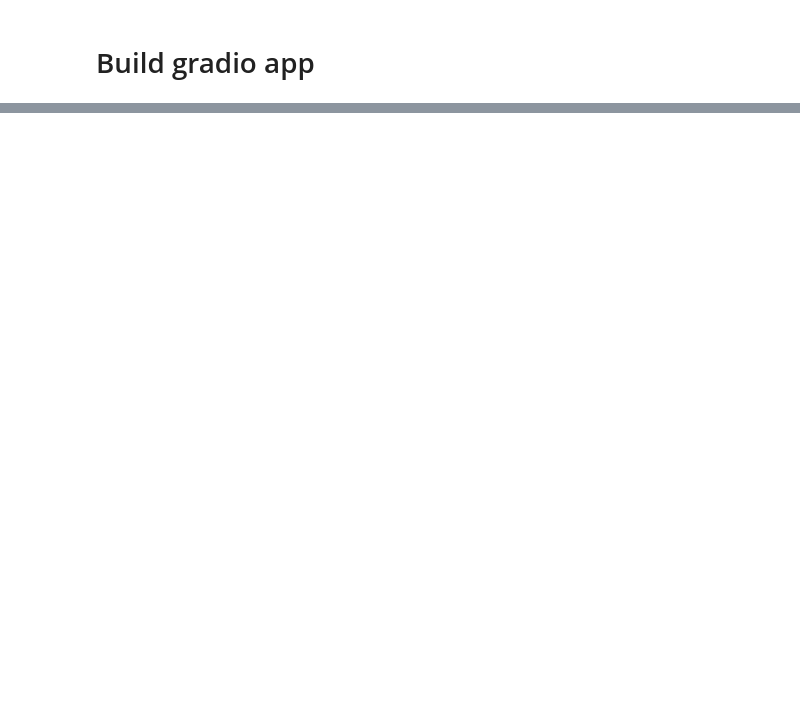
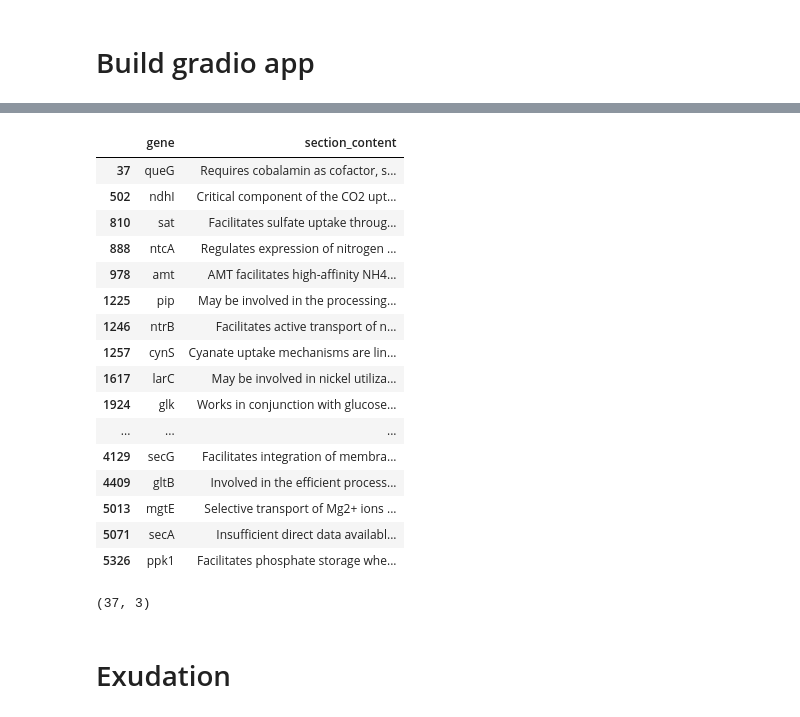
Before and after one commit to wosnat/llm_gene_expression, a Jupyter notebook: Review Paper 1 - single prompt/single prompt display.ipynb, the cells around one changed output, grey strips where cells are left out. Cells and saved outputs as stored; diff of their text form; code cells hidden in the pictures; blank space fills up the shorter version.

```diff
--- a/Review Paper 1 - single prompt/single prompt display.ipynb
+++ b/Review Paper 1 - single prompt/single prompt display.ipynb
@@ -276,0 +560,47 @@ if __name__ == "__main__":
+# %%
+uptake_df = df_database.loc[
+    df_database.section_name.isin(['uptake']) &
+    ~df_database.section_content.str.startswith('No direct evidence') &
+    ~df_database.section_content.str.startswith('No direct role') &
+    ~df_database.section_content.str.startswith('No direct involvement in uptake processes') &
+    ~df_database.section_content.str.startswith('No specific information available about uptake') &
+    ~df_database.section_content.str.startswith('No specific data available on uptake processes') &
+    ~df_database.section_content.str.startswith('No direct information available on uptake pro') &
+    ~df_database.section_content.str.startswith('No direct information available about uptake') &
+    ~df_database.section_content.str.startswith('No specific data available regarding uptake')  &
+    ~df_database.section_content.str.startswith('No specific information available for uptake') &
+    ~df_database.section_content.str.startswith('Information not available for specific uptake processes') &
+    ~df_database.section_content.str.startswith('No specific information available') &
+    ~df_database.section_content.str.startswith('Insufficient data available on specific uptake processes') &
+    ~df_database.section_content.str.startswith('Insufficient data available for specific uptake') &
+    ~df_database.section_content.str.startswith('[No direct role in uptake processes identified]')
+
+
+]
+# %%
+with pd.option_context('display.max_colwidth', None):
+    display(uptake_df[['gene', 'section_content']].style.set_properties(**{'text-align': 'left'}))
+# %% [output]
+|  | gene | section_content |
+| 37 | queG | Requires cobalamin as cofactor, s... |
+| 502 | ndhI | Critical component of the CO2 upt... |
+| 810 | sat | Facilitates sulfate uptake throug... |
+| 888 | ntcA | Regulates expression of nitrogen ... |
+| 978 | amt | AMT facilitates high-affinity NH4... |
+| 1225 | pip | May be involved in the processing... |
+| 1246 | ntrB | Facilitates active transport of n... |
+| 1257 | cynS | Cyanate uptake mechanisms are lin... |
+| 1617 | larC | May be involved in nickel utiliza... |
+| 1924 | glk | Works in conjunction with glucose... |
+| ... | ... | ... |
+| 4129 | secG | Facilitates integration of membra... |
+| 4409 | gltB | Involved in the efficient process... |
+| 5013 | mgtE | Selective transport of Mg2+ ions ... |
+| 5071 | secA | Insufficient direct data availabl... |
+| 5326 | ppk1 | Facilitates phosphate storage whe... |
+# %%
+uptake_df.shape
+# %% [output]
+(37, 3)
+# %% [markdown]
+# Exudation
```
Also changed, not shown: parts of 52 cells of this notebook.
